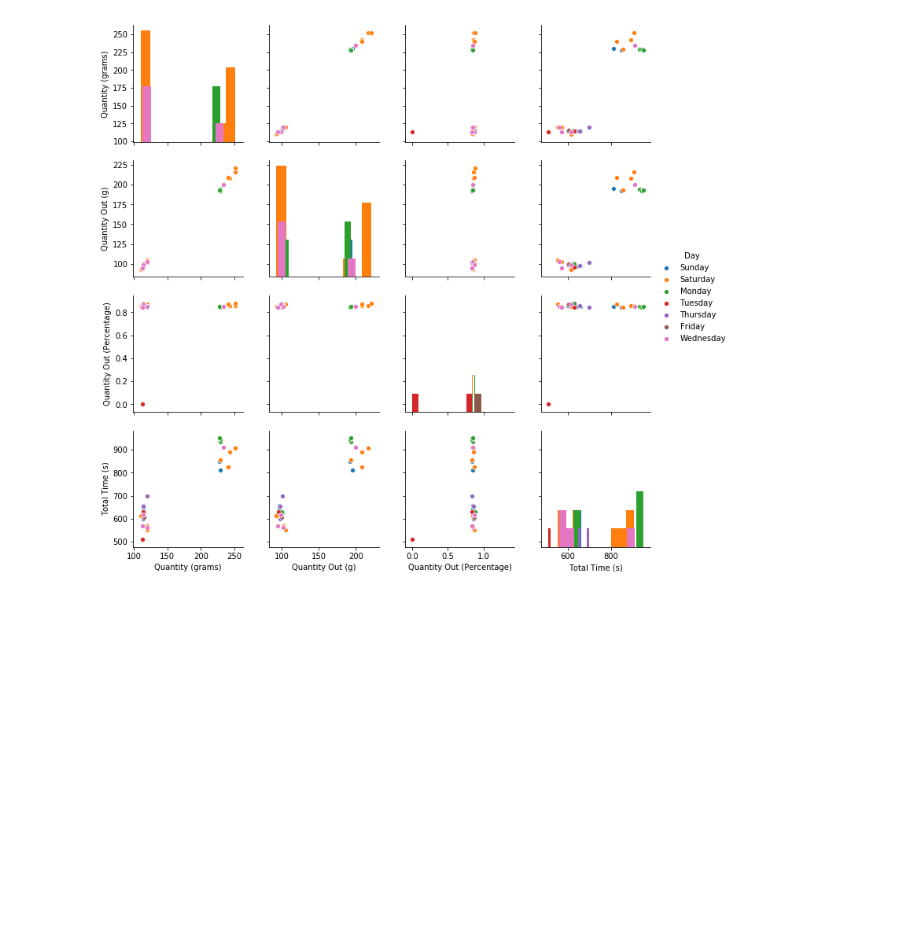
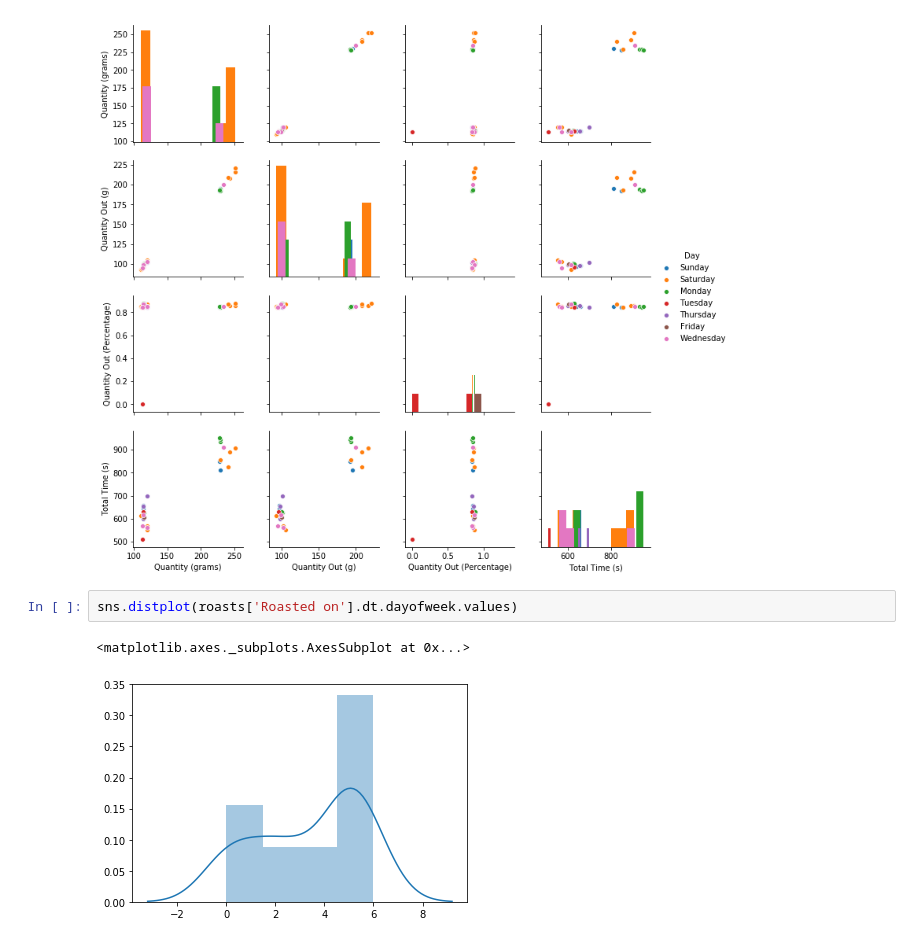
Before and after one commit to themcclure/coffee, a Jupyter notebook: visualizations.ipynb, the cells around one changed output. Drawn from its saved outputs; the diff is of its cells as text; blank space fills up the shorter version.

```diff
--- a/visualizations.ipynb
+++ b/visualizations.ipynb
@@ -104,3 +104,8 @@ sns.pairplot(roasts[['Quantity (grams)', 'Quantity Out (g)', 'Quantity Out (Perc
 # %% [output]
 <seaborn.axisgrid.PairGrid at 0x...>
 [figure]
+# %%
+sns.distplot(roasts['Roasted on'].dt.dayofweek.values)
+# %% [output]
+<matplotlib.axes._subplots.AxesSubplot at 0x...>
+[figure, added]
```
Also changed, not shown: parts of 1 cell of this notebook, 5 other files.
